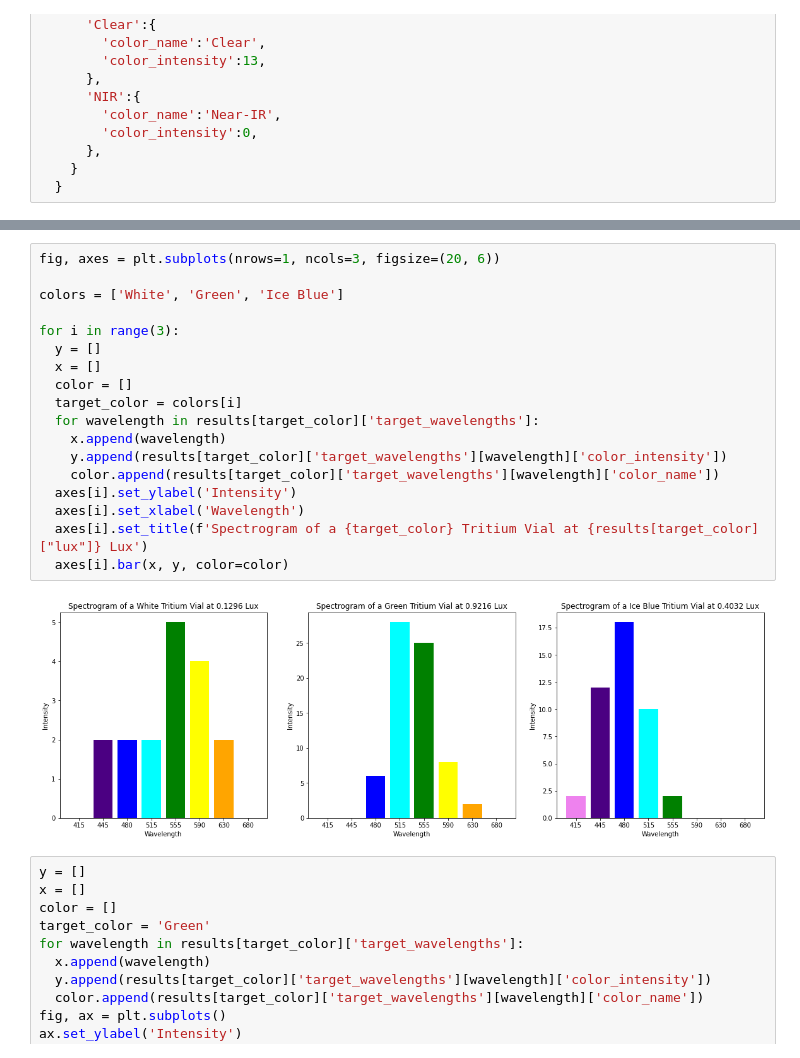
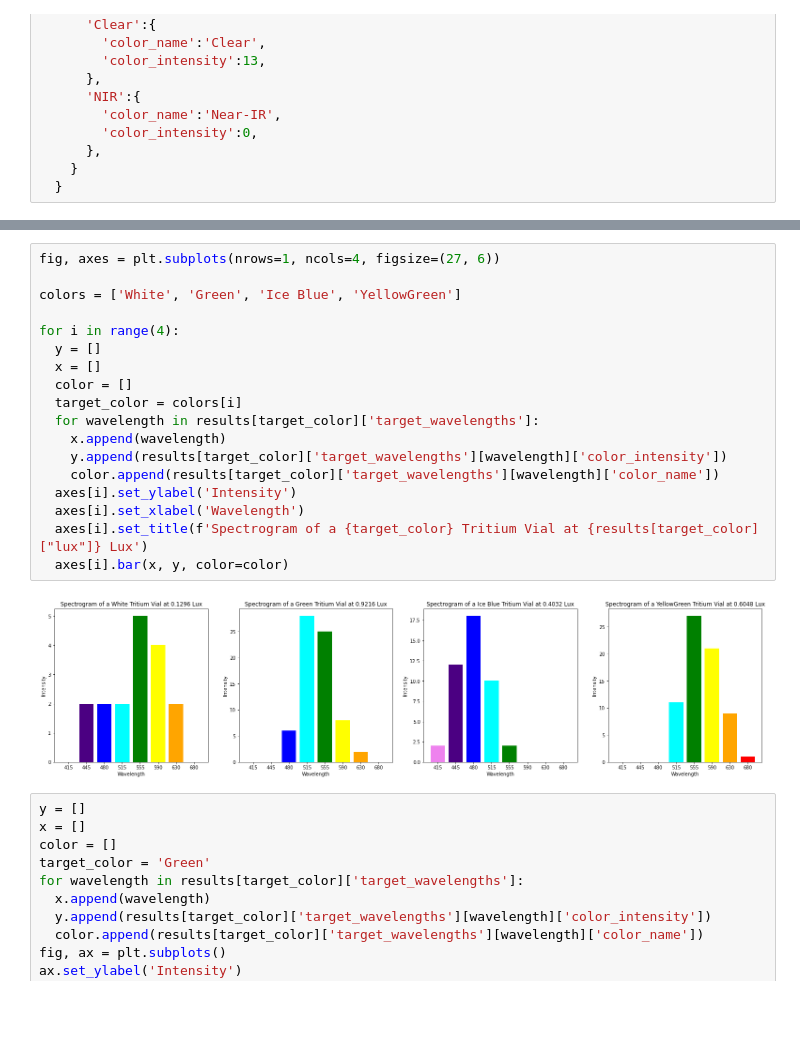
Before and after one commit to darkmatter2222/Nuclear-Battery, a Jupyter notebook: measurement_techniques/analiyze_measurements/spectrogram_v2.ipynb, the cells around one changed output, grey strips where cells are left out. Saved outputs shown, nothing was run; the diff lists cells and outputs as text; blank space fills up the shorter version.

```diff
--- a/measurement_techniques/analiyze_measurements/spectrogram_v2.ipynb
+++ b/measurement_techniques/analiyze_measurements/spectrogram_v2.ipynb
@@ -147,23 +194,23 @@ results['White'] = {'lux':0.1296,
 # %%
-fig, axes = plt.subplots(nrows=1, ncols=3, figsize=(20, 6))
+fig, axes = plt.subplots(nrows=1, ncols=4, figsize=(27, 6))
 
-colors = ['White', 'Green', 'Ice Blue']
+colors = ['White', 'Green', 'Ice Blue', 'YellowGreen']
 
-for i in range(3):
+for i in range(4):
   y = []
   x = []
   color = []
   target_color = colors[i]
   for wavelength in results[target_color]['target_wavelengths']:
     x.append(wavelength)
     y.append(results[target_color]['target_wavelengths'][wavelength]['color_intensity'])
     color.append(results[target_color]['target_wavelengths'][wavelength]['color_name'])
   axes[i].set_ylabel('Intensity')
   axes[i].set_xlabel('Wavelength')
   axes[i].set_title(f'Spectrogram of a {target_color} Tritium Vial at {results[target_color]["lux"]} Lux')
   axes[i].bar(x, y, color=color)
 # %% [output]
-[figure, old version]
+[figure, new version]
 # %%
 y = []
 x = []
```
Also changed, not shown: parts of 1 cell of this notebook.
